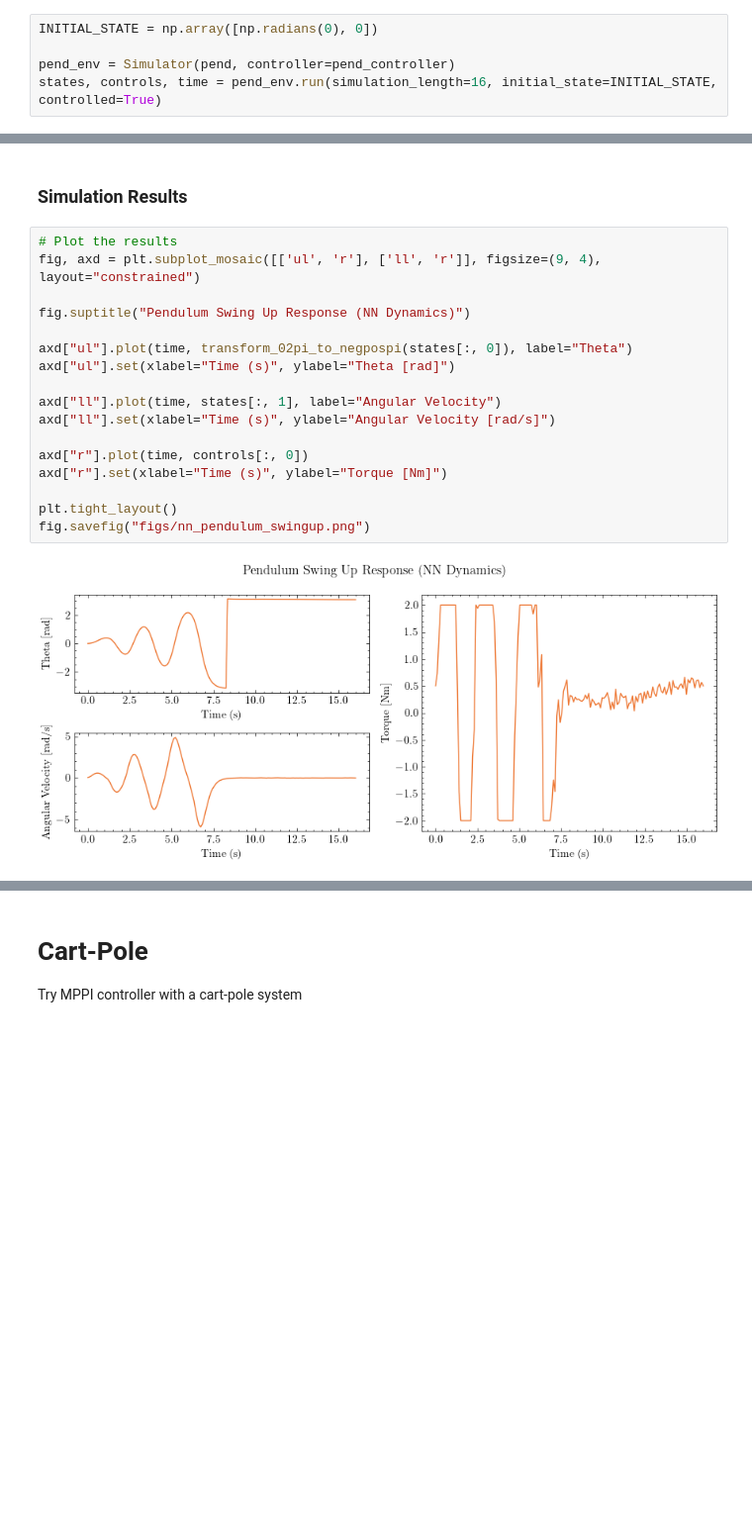
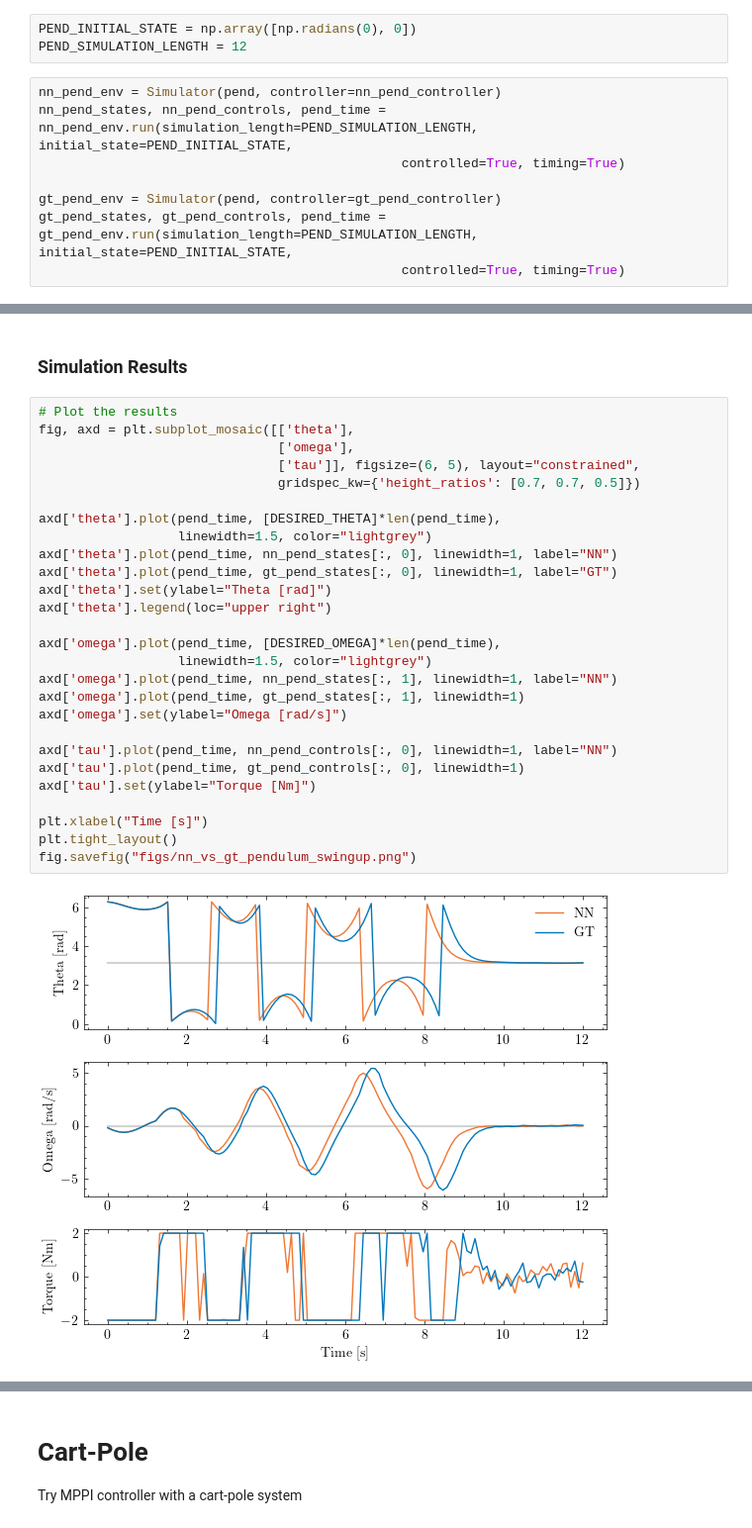
Before and after one commit to micahreich/mppi-neural-dynamics, a Jupyter notebook: control/MPPI_NNPlayground.ipynb, the cells around one changed output, grey strips where cells are left out. Shown at 99% size. Saved outputs shown, nothing was run; the diff lists cells and outputs as text; blank space fills up the shorter version.

```diff
--- a/control/MPPI_NNPlayground.ipynb
+++ b/control/MPPI_NNPlayground.ipynb
@@ -140,9 +121,15 @@ fig.savefig("figs/nn_vs_true_theta_iv.png")
 Test the MPPI controller on a swing-up task using the neural network dynamics model for rollouts.
 # %% [markdown]
 ### Simulation Definition
+# %%
+PEND_INITIAL_STATE = np.array([np.radians(0), 0])
+PEND_SIMULATION_LENGTH = 12
 # %%
-INITIAL_STATE = np.array([np.radians(0), 0])
+nn_pend_env = Simulator(pend, controller=nn_pend_controller)
+nn_pend_states, nn_pend_controls, pend_time = nn_pend_env.run(simulation_length=PEND_SIMULATION_LENGTH, initial_state=PEND_INITIAL_STATE,
+                                               controlled=True, timing=True)
 
-pend_env = Simulator(pend, controller=pend_controller)
-states, controls, time = pend_env.run(simulation_length=16, initial_state=INITIAL_STATE, controlled=True)
+gt_pend_env = Simulator(pend, controller=gt_pend_controller)
+gt_pend_states, gt_pend_controls, pend_time = gt_pend_env.run(simulation_length=PEND_SIMULATION_LENGTH, initial_state=PEND_INITIAL_STATE,
+                                               controlled=True, timing=True)
 # %% [output]
@@ -151,20 +154,30 @@ states, controls, time = pend_env.run(simulation_length=16, initial_state=INITIA
 ### Simulation Results
 # %%
 # Plot the results
-fig, axd = plt.subplot_mosaic([['ul', 'r'], ['ll', 'r']], figsize=(9, 4), layout="constrained")
+fig, axd = plt.subplot_mosaic([['theta'],
+                               ['omega'],
+                               ['tau']], figsize=(6, 5), layout="constrained",
+                               gridspec_kw={'height_ratios': [0.7, 0.7, 0.5]})
 
-fig.suptitle("Pendulum Swing Up Response (NN Dynamics)")
+axd['theta'].plot(pend_time, [DESIRED_THETA]*len(pend_time),
+                  linewidth=1.5, color="lightgrey")
+axd['theta'].plot(pend_time, nn_pend_states[:, 0], linewidth=1, label="NN")
+axd['theta'].plot(pend_time, gt_pend_states[:, 0], linewidth=1, label="GT")
+axd['theta'].set(ylabel="Theta [rad]")
+axd['theta'].legend(loc="upper right")
 
-axd["ul"].plot(time, transform_02pi_to_negpospi(states[:, 0]), label="Theta")
-axd["ul"].set(xlabel="Time (s)", ylabel="Theta [rad]")
+axd['omega'].plot(pend_time, [DESIRED_OMEGA]*len(pend_time),
+                  linewidth=1.5, color="lightgrey")
+axd['omega'].plot(pend_time, nn_pend_states[:, 1], linewidth=1, label="NN")
+axd['omega'].plot(pend_time, gt_pend_states[:, 1], linewidth=1)
+axd['omega'].set(ylabel="Omega [rad/s]")
 
-axd["ll"].plot(time, states[:, 1], label="Angular Velocity")
-axd["ll"].set(xlabel="Time (s)", ylabel="Angular Velocity [rad/s]")
+axd['tau'].plot(pend_time, nn_pend_controls[:, 0], linewidth=1, label="NN")
+axd['tau'].plot(pend_time, gt_pend_controls[:, 0], linewidth=1)
+axd['tau'].set(ylabel="Torque [Nm]")
 
-axd["r"].plot(time, controls[:, 0])
-axd["r"].set(xlabel="Time (s)", ylabel="Torque [Nm]")
-
+plt.xlabel("Time [s]")
 plt.tight_layout()
-fig.savefig("figs/nn_pendulum_swingup.png")
+fig.savefig("figs/nn_vs_gt_pendulum_swingup.png")
 # %% [output]
-[figure, old version]
+[figure, new version]
```
Also changed, not shown: parts of 35 cells of this notebook, 12 other files.
